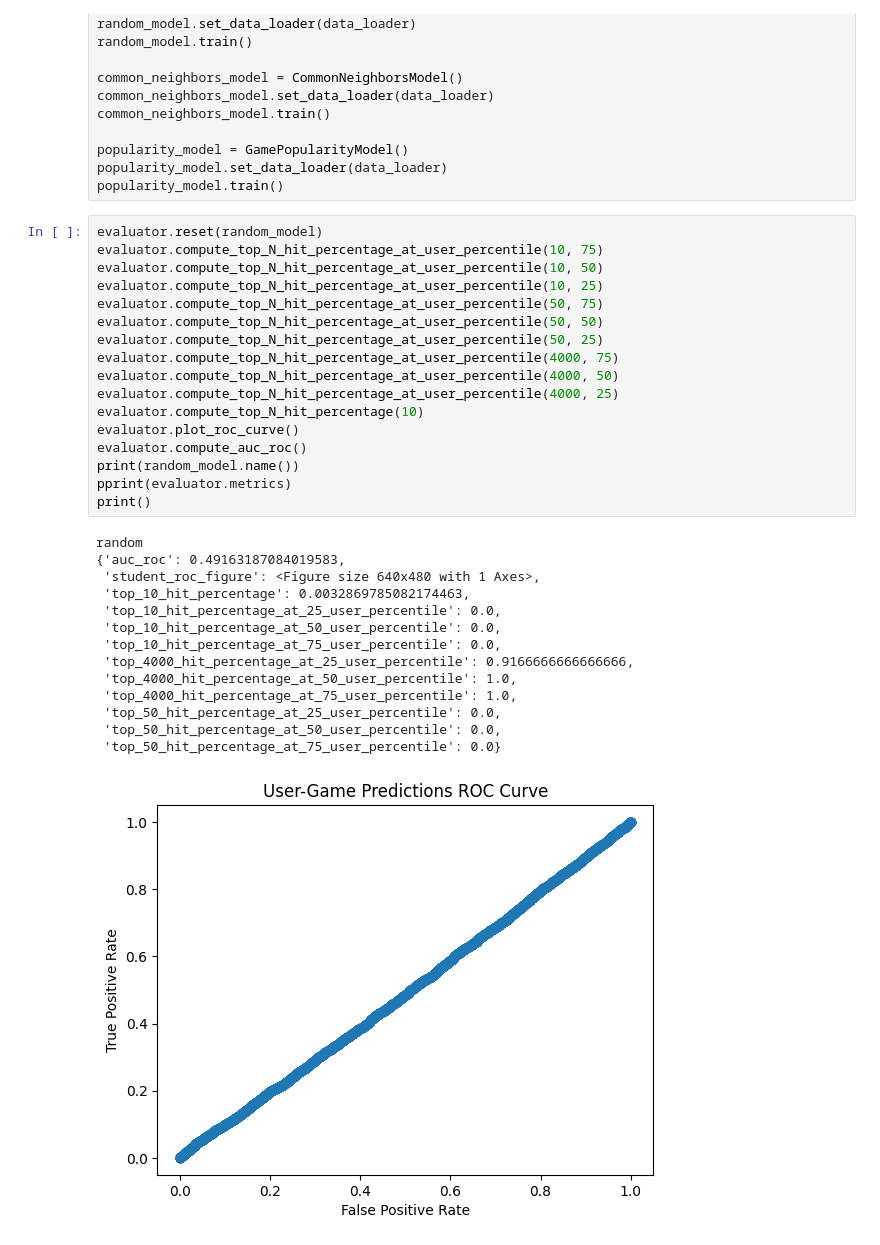
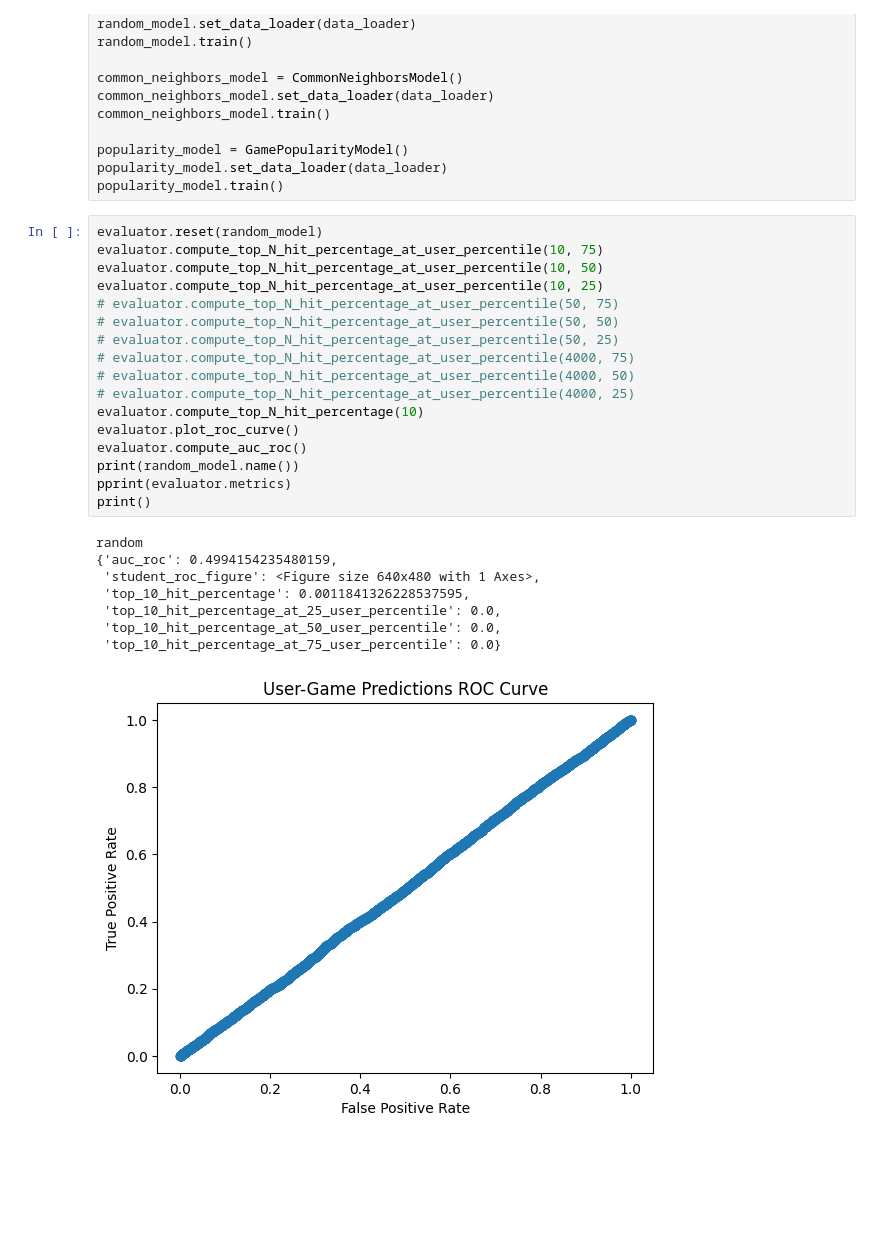
Before and after one commit to GitHubNoskcaj211/ml-projects-project, a Jupyter notebook: evaluation/test_evaluation.ipynb, the cells around one changed output. Drawn from its saved outputs; the diff is of its cells as text; blank space fills up the shorter version.

```diff
--- a/evaluation/test_evaluation.ipynb
+++ b/evaluation/test_evaluation.ipynb
@@ -30,32 +30,26 @@ popularity_model.train()
 # %%
 evaluator.reset(random_model)
 evaluator.compute_top_N_hit_percentage_at_user_percentile(10, 75)
 evaluator.compute_top_N_hit_percentage_at_user_percentile(10, 50)
 evaluator.compute_top_N_hit_percentage_at_user_percentile(10, 25)
-evaluator.compute_top_N_hit_percentage_at_user_percentile(50, 75)
-evaluator.compute_top_N_hit_percentage_at_user_percentile(50, 50)
-evaluator.compute_top_N_hit_percentage_at_user_percentile(50, 25)
-evaluator.compute_top_N_hit_percentage_at_user_percentile(4000, 75)
-evaluator.compute_top_N_hit_percentage_at_user_percentile(4000, 50)
-evaluator.compute_top_N_hit_percentage_at_user_percentile(4000, 25)
+# evaluator.compute_top_N_hit_percentage_at_user_percentile(50, 75)
+# evaluator.compute_top_N_hit_percentage_at_user_percentile(50, 50)
+# evaluator.compute_top_N_hit_percentage_at_user_percentile(50, 25)
+# evaluator.compute_top_N_hit_percentage_at_user_percentile(4000, 75)
+# evaluator.compute_top_N_hit_percentage_at_user_percentile(4000, 50)
+# evaluator.compute_top_N_hit_percentage_at_user_percentile(4000, 25)
 evaluator.compute_top_N_hit_percentage(10)
 evaluator.plot_roc_curve()
 evaluator.compute_auc_roc()
 print(random_model.name())
 pprint(evaluator.metrics)
 print()
 # %% [output]
 random
-{'auc_roc': 0.49163187084019583,
+{'auc_roc': 0.4994154235480159,
  'student_roc_figure': <Figure size 640x480 with 1 Axes>,
- 'top_10_hit_percentage': 0.0032869785082174463,
+ 'top_10_hit_percentage': 0.0011841326228537595,
  'top_10_hit_percentage_at_25_user_percentile': 0.0,
  'top_10_hit_percentage_at_50_user_percentile': 0.0,
- 'top_10_hit_percentage_at_75_user_percentile': 0.0,
- 'top_4000_hit_percentage_at_25_user_percentile': 0.9166666666666666,
- 'top_4000_hit_percentage_at_50_user_percentile': 1.0,
- 'top_4000_hit_percentage_at_75_user_percentile': 1.0,
- 'top_50_hit_percentage_at_25_user_percentile': 0.0,
- 'top_50_hit_percentage_at_50_user_percentile': 0.0,
- 'top_50_hit_percentage_at_75_user_percentile': 0.0}
+ 'top_10_hit_percentage_at_75_user_percentile': 0.0}
-[figure, old version]
+[figure, new version]
```
Also changed, not shown: parts of 3 cells of this notebook, 7 other files.
